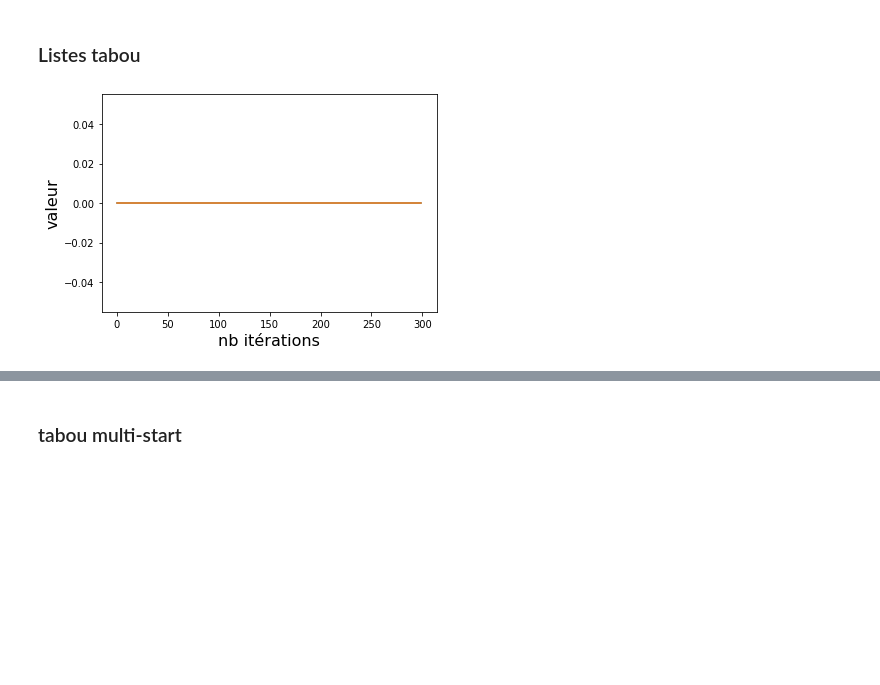
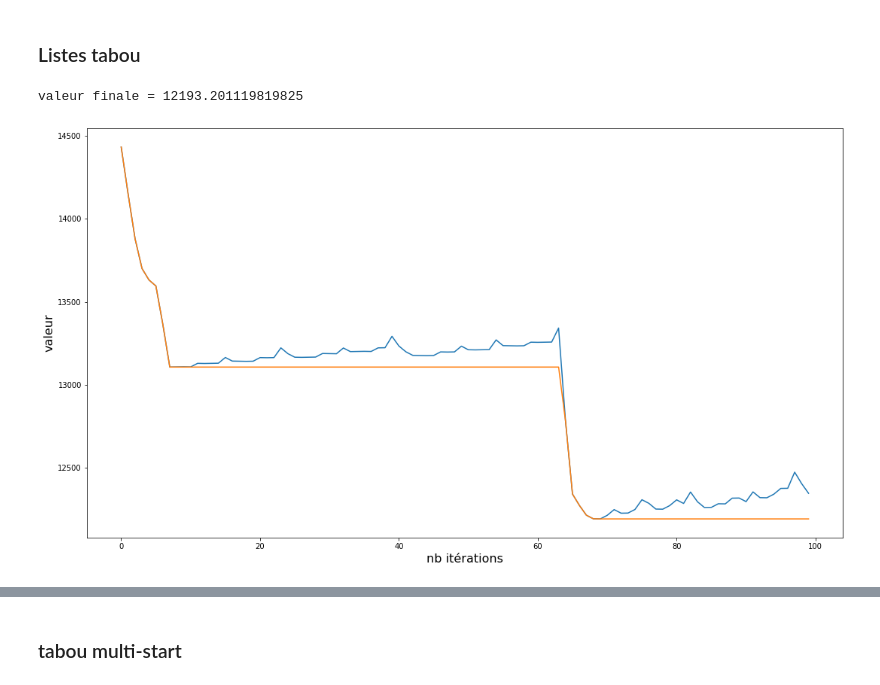
Before and after one commit to OscarPALISSOT/Routing_vehicule_problem_Python, a Jupyter notebook: Livrable2-FR.ipynb, the cells around one changed output, grey strips where cells are left out. Drawn from its saved outputs; the diff is of its cells as text; code cells hidden in the pictures; blank space fills up the shorter version.

```diff
--- a/Livrable2-FR.ipynb
+++ b/Livrable2-FR.ipynb
@@ -364,6 +364,7 @@ Coût=20867
 ### Listes tabou
 # %%
 def recherche_tabou_graph(solution_initiale, taille_tabou, iter_max):
+
     nb_iter = 0
     liste_tabou = deque((), maxlen = taille_tabou)
 
@@ -377,15 +378,13 @@ def recherche_tabou_graph(solution_initiale, taille_tabou, iter_max):
     valeur_meilleure_globale = valeur_meilleure
 
     # variables pour l'affichage
-    meilleure_trouvee = 0
-    meilleure_globale_trouvee = 0
+    meilleure_trouvee = coutTournee(solution_initiale)
+    meilleure_globale_trouvee = coutTournee(solution_initiale)
 
     # liste des solutions courantes et des meilleures trouvées, pour afficher la trajectoire
     # l'élément à la ième position correspond à l'itération i
-    courantes =\
-        deque(())
-    meilleures_courantes =\
-        deque(())
+    courantes = deque(())
+    meilleures_courantes =  deque(())
 
     while (nb_iter < iter_max):
         nb_iter += 1
@@ -396,7 +395,7 @@ def recherche_tabou_graph(solution_initiale, taille_tabou, iter_max):
             valeur_voisin = coutTournee(voisin)
 
             # meilleure solution non taboue trouvée
-            if valeur_voisin < valeur_meilleure and voisin not in liste_tabou:
+            if ((valeur_meilleure == 0) or (valeur_voisin < valeur_meilleure)) and (voisin not in liste_tabou):
                 meilleure_trouvee += 1
                 valeur_meilleure = valeur_voisin
                 meilleure = voisin
@@ -407,10 +406,8 @@ def recherche_tabou_graph(solution_initiale, taille_tabou, iter_max):
             meilleure_globale = meilleure
             valeur_meilleure_globale = valeur_meilleure
 
-        meilleures_courantes.append(
-            valeur_meilleure_globale)
-        courantes.append(
-                valeur_meilleure)
+        meilleures_courantes.append(valeur_meilleure_globale)
+        courantes.append(valeur_meilleure)
 
         # on passe au meilleur voisin non tabou trouvé
         solution_courante = meilleure
@@ -419,17 +416,20 @@ def recherche_tabou_graph(solution_initiale, taille_tabou, iter_max):
         liste_tabou.append(solution_courante)
 
     return meilleure_globale, courantes, meilleures_courantes
-# %%
-iter_max = 300
-taille_tabou = 5
-tournee = randomSolution()
-sol, courants, meilleurs_courants=recherche_tabou_graph(tournee, taille_tabou, iter_max)
-
-plt.xlabel("nb itérations", fontsize=16)
-plt.ylabel("valeur", fontsize=16)
-res = plt.plot(range(iter_max), courants)
-res = plt.plot(range(iter_max), meilleurs_courants)
-# %% [output]
-[figure, removed]
+# %%
+iter_max = 100
+taille_tabou = 100
+tournee = randomSolution()
+sol, courants, meilleurs_courants=recherche_tabou_graph(tournee, taille_tabou, iter_max)
+
+plt.xlabel("nb itérations", fontsize=16)
+plt.ylabel("valeur", fontsize=16)
+res = plt.plot(range(iter_max), courants)
+res = plt.plot(range(iter_max), meilleurs_courants)
+plt.gcf().set_size_inches(18, 10)
+print("valeur finale = " + str(coutTournee(sol)))
+# %% [output]
+valeur finale = 12193.201119819825
+[figure, added]
 # %%
 def recherche_tabou(solution_initiale, taille_tabou, iter_max):
```
Also changed, not shown: parts of 12 cells of this notebook.
